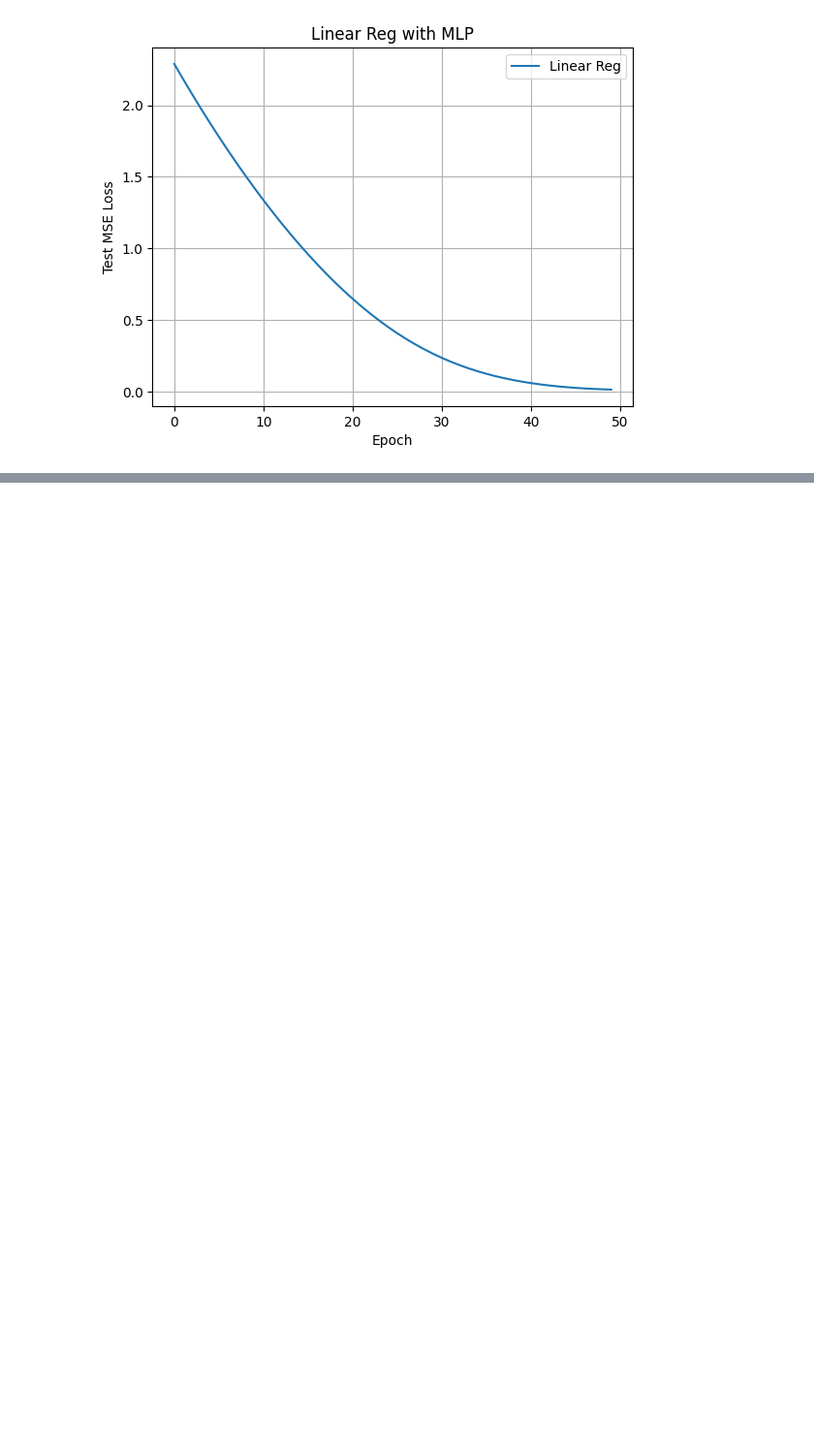
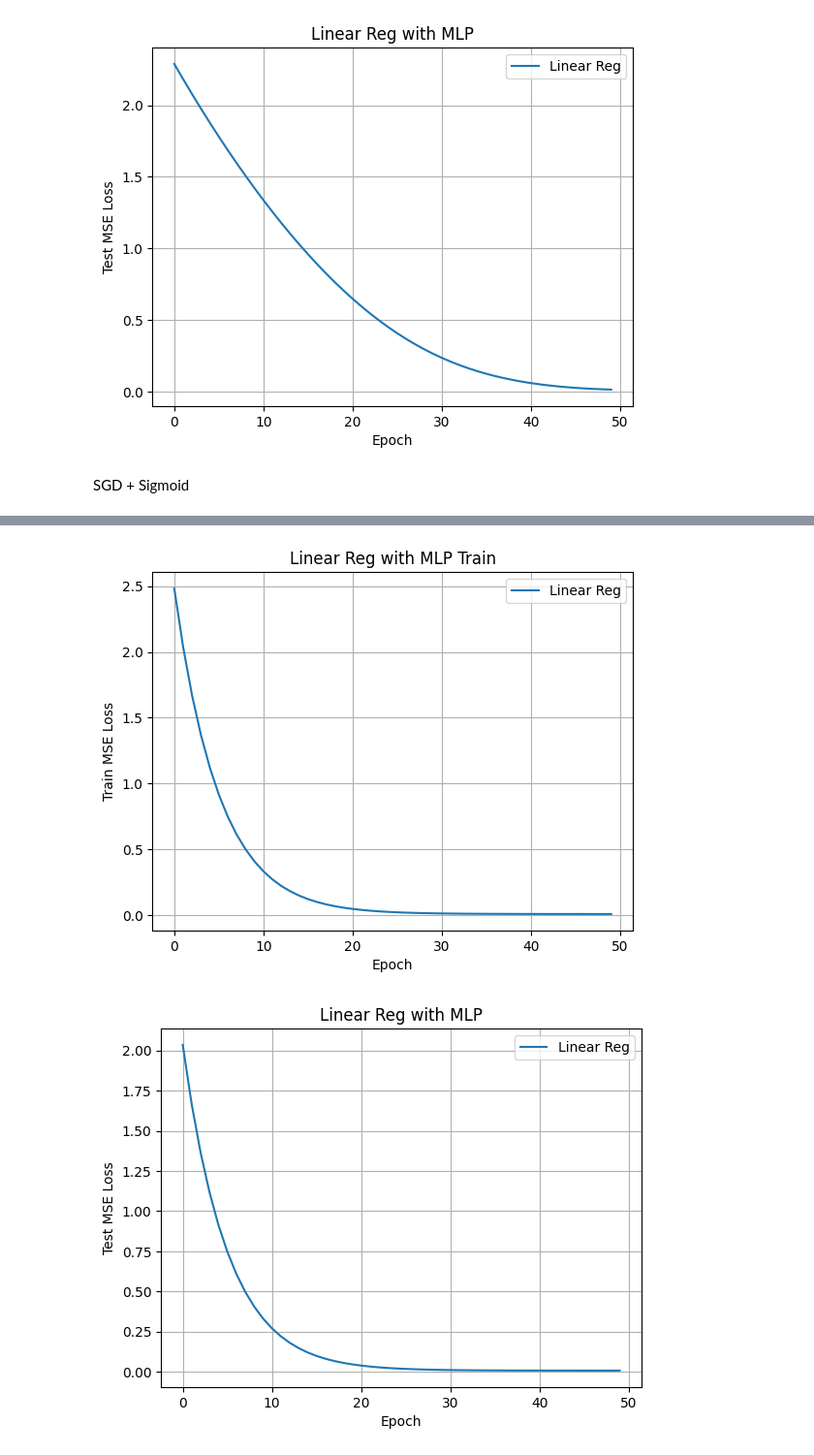
Before and after one commit to nishitmv/ML, a Jupyter notebook: LinearReg.ipynb, the cells around one changed output, grey strips where cells are left out. Shown: that part at 97% size. Saved outputs shown, nothing was run; the diff lists cells and outputs as text; code cells hidden in the pictures; blank space fills up the shorter version.

```diff
--- a/LinearReg.ipynb
+++ b/LinearReg.ipynb
@@ -492,3 +502,67 @@ Epoch 49/50, Train Loss: 0.0184, Test Loss: 0.0158
 Epoch 50/50, Train Loss: 0.0157, Test Loss: 0.0136
 [figure]
 [figure]
+# %% [markdown]
+SGD + Sigmoid
+# %%
+import torch.nn as nn
+import torch.optim as optim
+from sklearn.metrics import r2_score
+
+print(params_train.shape)
+
+model = nn.Sequential(
+            nn.Linear(params_train.shape[1], 64),
+            nn.Sigmoid(),
+            nn.Linear(64, 64),
+            nn.Sigmoid(),
+            nn.Linear(64, 32),
+            nn.Sigmoid(),
+            nn.Linear(32, 2)
+        )
+
+
+mseLoss = nn.MSELoss()
+optimizer = optim.SGD(model.parameters(), lr=0.01)
+
+train_losses = []
+test_mse_losses = []
+test_r2_scores = []
+results_pred = []
+epochs = 50
+for epoch in range(epochs):
+ model.train()
+ optimizer.zero_grad()
+ outputs = model(params_train)
+ loss = mseLoss(outputs, results_train)
+ loss.backward()
+ optimizer.step()
+
+ model.eval()
+ with torch.no_grad():
+     test_pred = model(params_test)
+     test_mse_loss = mseLoss(test_pred, results_test)
+     results_pred.append(test_pred)
+
+ train_losses.append(loss.item())
+ test_mse_losses.append(test_mse_loss.item())
+
+ print(f'Epoch {epoch+1}/{epochs}, Train Loss: {loss.item():.4f}, Test Loss: {test_mse_loss.item():.4f}')
+
+
+plt.plot(train_losses, label="Linear Reg", linestyle='-')
+plt.xlabel("Epoch")
+plt.ylabel("Train MSE Loss")
+plt.title("Linear Reg with MLP Train")
+plt.legend()
+plt.grid(True)
+plt.show()
+
+plt.plot(test_mse_losses, label="Linear Reg", linestyle='-')
+plt.xlabel("Epoch")
+plt.ylabel("Test MSE Loss")
+plt.title("Linear Reg with MLP")
+plt.legend()
+plt.grid(True)
+plt.show()
+# %% [output]
@@ -494,0 +586,2 @@ Epoch 50/50, Train Loss: 0.0157, Test Loss: 0.0136
+[figure, added]
+[figure, added]
```
Also changed, not shown: parts of 6 cells of this notebook.
